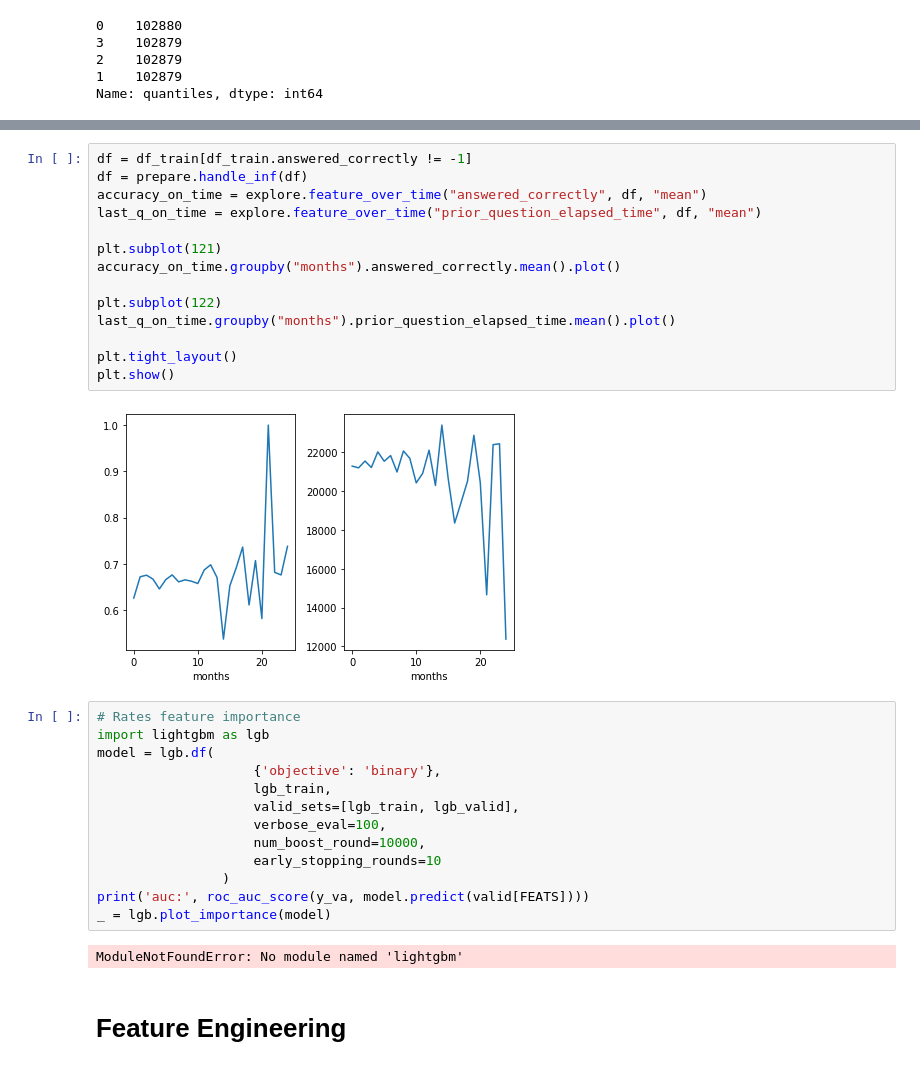
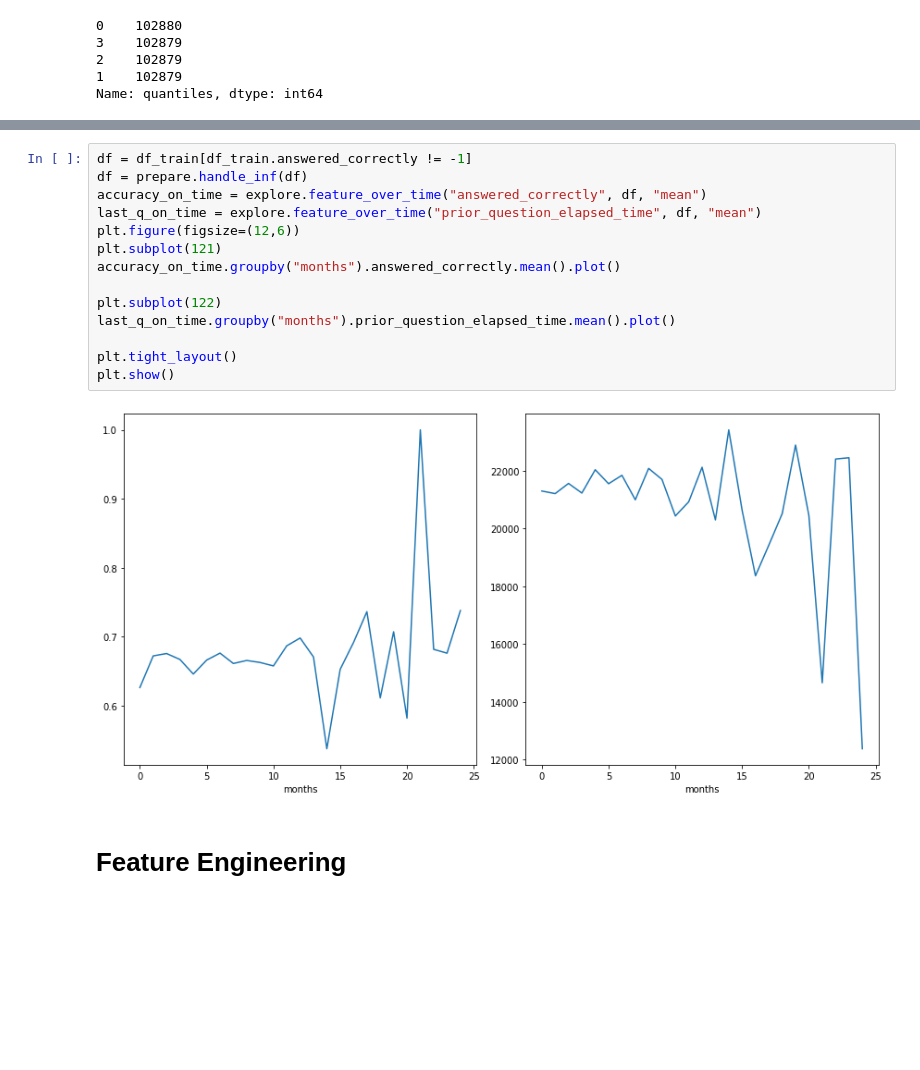
Before and after one commit to Riiid-Team/AI-Learning, a Jupyter notebook: MVP.ipynb, the cells around one changed output, grey strips where cells are left out. Drawn from its saved outputs; the diff is of its cells as text; blank space fills up the shorter version.

```diff
--- a/MVP.ipynb
+++ b/MVP.ipynb
@@ -485,34 +421,19 @@ plt.legend()
 # %%
 df = df_train[df_train.answered_correctly != -1]
 df = prepare.handle_inf(df)
 accuracy_on_time = explore.feature_over_time("answered_correctly", df, "mean")
 last_q_on_time = explore.feature_over_time("prior_question_elapsed_time", df, "mean")
-
+plt.figure(figsize=(12,6))
 plt.subplot(121)
 accuracy_on_time.groupby("months").answered_correctly.mean().plot()
 
 plt.subplot(122)
 last_q_on_time.groupby("months").prior_question_elapsed_time.mean().plot()
 
 plt.tight_layout()
 plt.show()
 # %% [output]
-[figure, old version]
+[figure, new version]
-# %%
-# Rates feature importance
-import lightgbm as lgb
-model = lgb.df(
-                    {'objective': 'binary'},
-                    lgb_train,
-                    valid_sets=[lgb_train, lgb_valid],
-                    verbose_eval=100,
-                    num_boost_round=10000,
-                    early_stopping_rounds=10
-                )
-print('auc:', roc_auc_score(y_va, model.predict(valid[FEATS])))
-_ = lgb.plot_importance(model)
-# %% [output]
-ModuleNotFoundError: No module named 'lightgbm'
 # %% [markdown]
 # Feature Engineering
 # %% [markdown]
```
Also changed, not shown: parts of 46 cells of this notebook.
